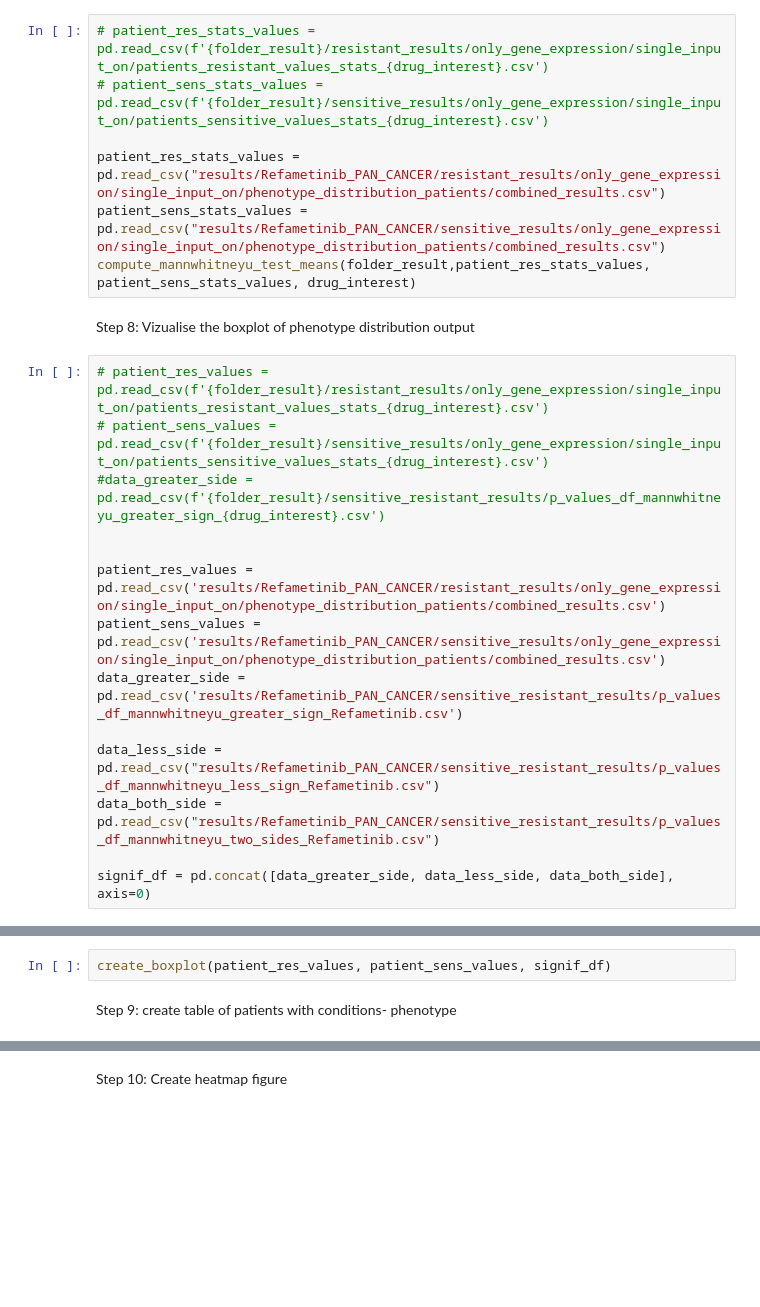
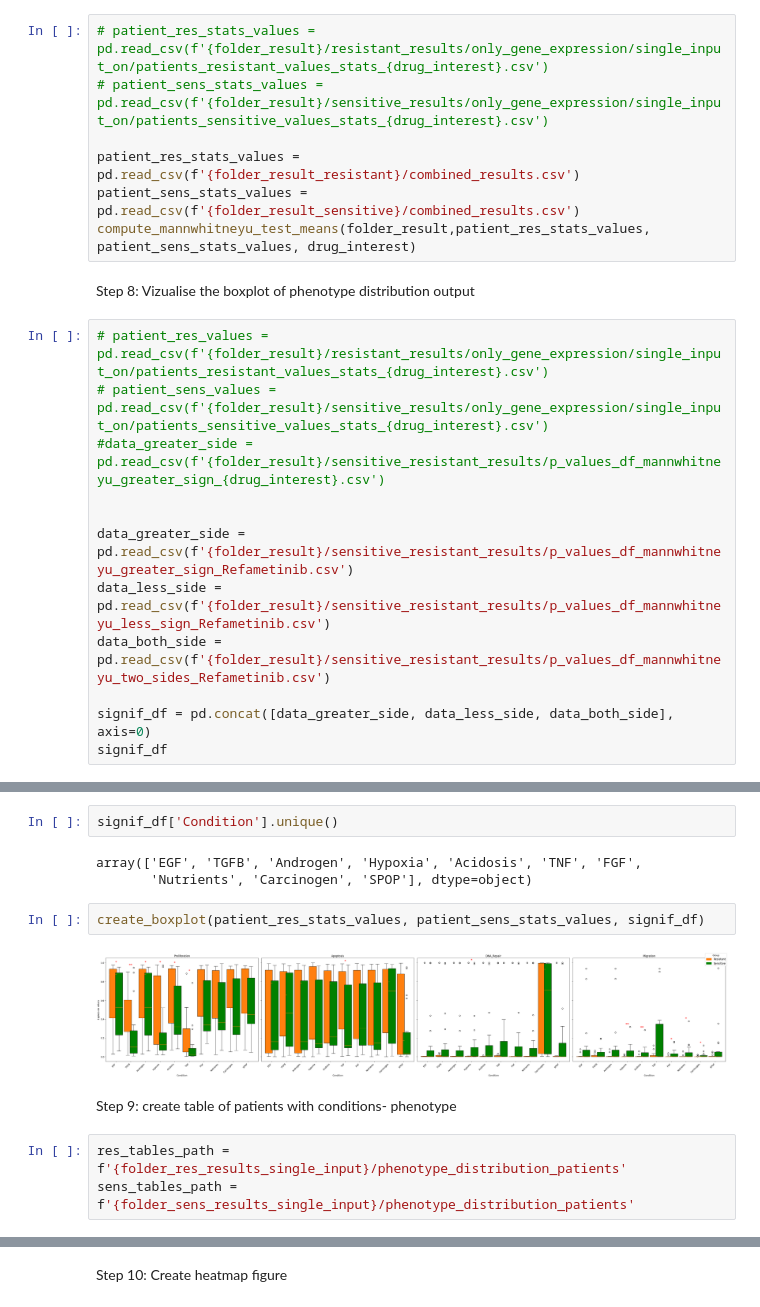
Before and after one commit to romane-gauthierj/Attractor-Resistance, a Jupyter notebook: pipeline_pers.ipynb, the cells around one changed output, grey strips where cells are left out. Cells and saved outputs as stored; diff of their text form; blank space fills up the shorter version.

```diff
--- a/pipeline_pers.ipynb
+++ b/pipeline_pers.ipynb
@@ -307,8 +384,8 @@ Step 7: Compute stats test between two mean datasets
 # patient_res_stats_values = pd.read_csv(f'{folder_result}/resistant_results/only_gene_expression/single_input_on/patients_resistant_values_stats_{drug_interest}.csv')
 # patient_sens_stats_values = pd.read_csv(f'{folder_result}/sensitive_results/only_gene_expression/single_input_on/patients_sensitive_values_stats_{drug_interest}.csv')
 
-patient_res_stats_values =  pd.read_csv("results/Refametinib_PAN_CANCER/resistant_results/only_gene_expression/single_input_on/phenotype_distribution_patients/combined_results.csv")
-patient_sens_stats_values = pd.read_csv("results/Refametinib_PAN_CANCER/sensitive_results/only_gene_expression/single_input_on/phenotype_distribution_patients/combined_results.csv")
+patient_res_stats_values =  pd.read_csv(f'{folder_result_resistant}/combined_results.csv')
+patient_sens_stats_values = pd.read_csv(f'{folder_result_sensitive}/combined_results.csv')
 compute_mannwhitneyu_test_means(folder_result,patient_res_stats_values, patient_sens_stats_values, drug_interest)
 # %% [markdown]
 Step 8: Vizualise the boxplot of phenotype distribution output
@@ -318,11 +395,9 @@ Step 8: Vizualise the boxplot of phenotype distribution output
 #data_greater_side = pd.read_csv(f'{folder_result}/sensitive_resistant_results/p_values_df_mannwhitneyu_greater_sign_{drug_interest}.csv')
 
 
-patient_res_values = pd.read_csv('results/Refametinib_PAN_CANCER/resistant_results/only_gene_expression/single_input_on/phenotype_distribution_patients/combined_results.csv')
-patient_sens_values = pd.read_csv('results/Refametinib_PAN_CANCER/sensitive_results/only_gene_expression/single_input_on/phenotype_distribution_patients/combined_results.csv')
-data_greater_side = pd.read_csv('results/Refametinib_PAN_CANCER/sensitive_resistant_results/p_values_df_mannwhitneyu_greater_sign_Refametinib.csv')
-
-data_less_side = pd.read_csv("results/Refametinib_PAN_CANCER/sensitive_resistant_results/p_values_df_mannwhitneyu_less_sign_Refametinib.csv")
-data_both_side = pd.read_csv("results/Refametinib_PAN_CANCER/sensitive_resistant_results/p_values_df_mannwhitneyu_two_sides_Refametinib.csv")
+data_greater_side = pd.read_csv(f'{folder_result}/sensitive_resistant_results/p_values_df_mannwhitneyu_greater_sign_Refametinib.csv')
+data_less_side = pd.read_csv(f'{folder_result}/sensitive_resistant_results/p_values_df_mannwhitneyu_less_sign_Refametinib.csv')
+data_both_side = pd.read_csv(f'{folder_result}/sensitive_resistant_results/p_values_df_mannwhitneyu_two_sides_Refametinib.csv')
 
 signif_df = pd.concat([data_greater_side, data_less_side, data_both_side], axis=0)
+signif_df
@@ -329,5 +422,15 @@ signif_df = pd.concat([data_greater_side, data_less_side, data_both_side], axis=
+# %%
+signif_df['Condition'].unique()
+# %% [output]
+array(['EGF', 'TGFB', 'Androgen', 'Hypoxia', 'Acidosis', 'TNF', 'FGF',
+       'Nutrients', 'Carcinogen', 'SPOP'], dtype=object)
 # %%
-create_boxplot(patient_res_values, patient_sens_values, signif_df)
+create_boxplot(patient_res_stats_values, patient_sens_stats_values, signif_df)
+# %% [output]
+[figure, added]
 # %% [markdown]
 Step 9: create table of patients with conditions- phenotype
+# %%
+res_tables_path = f'{folder_res_results_single_input}/phenotype_distribution_patients'
+sens_tables_path = f'{folder_sens_results_single_input}/phenotype_distribution_patients'
 # %%
```
Also changed, not shown: parts of 60 cells of this notebook, 10 other files.
